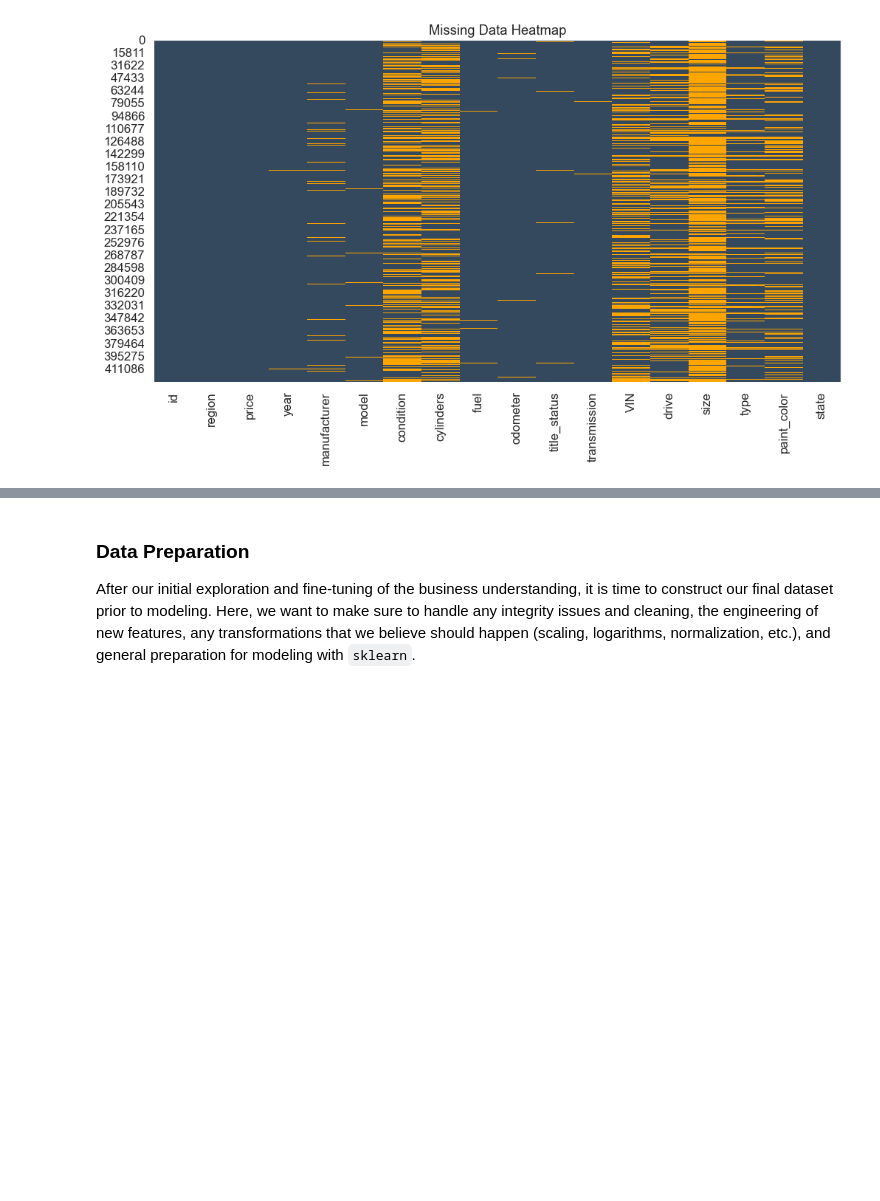
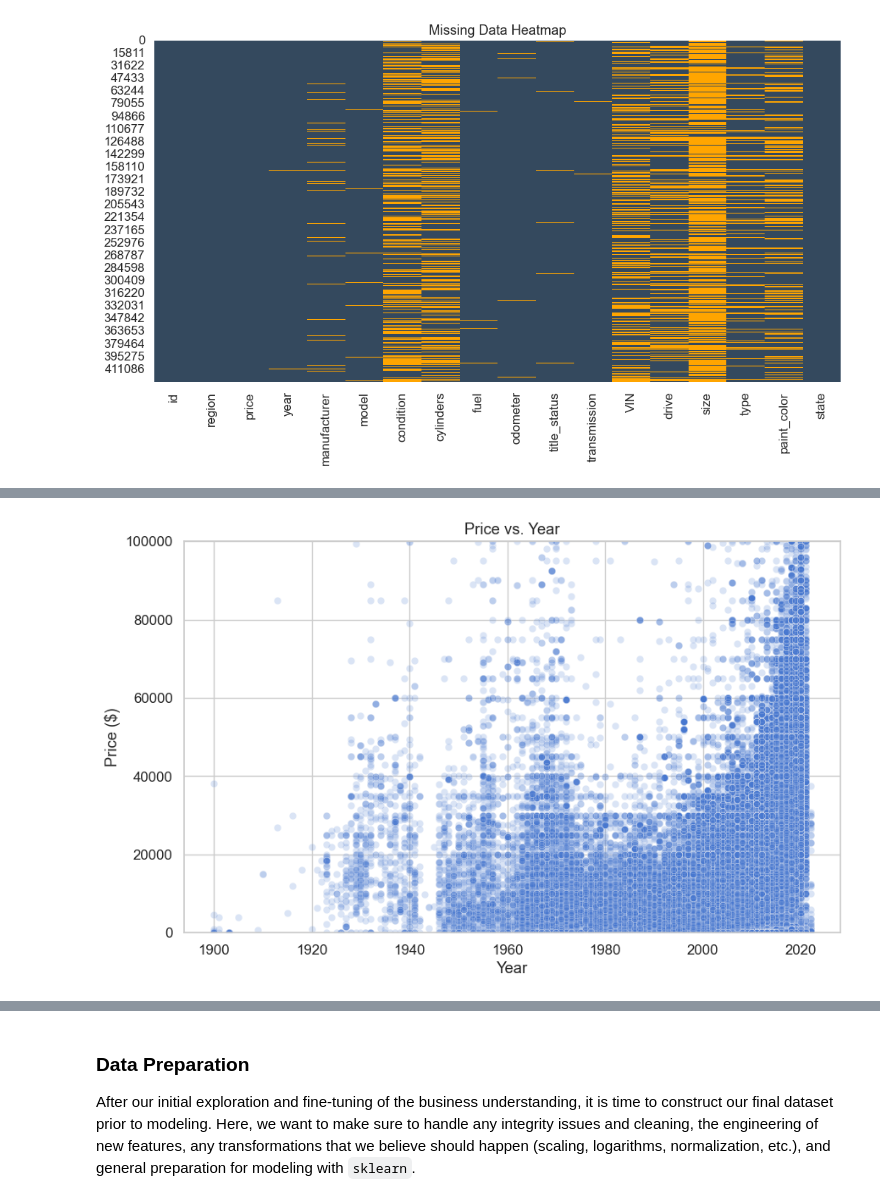
Before and after one commit to RohitKBhatnagar/CarPricing, a Jupyter notebook: prompt_II.ipynb, the cells around one changed output, grey strips where cells are left out. Cells and saved outputs as stored; diff of their text form; code cells hidden in the pictures; blank space fills up the shorter version.

```diff
--- a/prompt_II.ipynb
+++ b/prompt_II.ipynb
@@ -213,0 +286,18 @@ dtype: float64
+# %%
+# Trying Price vs Year (to see how price varies with the age of the car)
+# plt.figure(figsize=(12,6))
+# sns.scatterplot(x='year', y='price', data=df)
+# plt.title("Price vs Year")
+# plt.xlabel("Year")
+# plt.ylabel("Price ($)")
+# plt.show()
+
+plt.figure(figsize=(10,6))
+sns.scatterplot(data=df, x='year', y='price', alpha=0.2)
+plt.ylim(0, 100000)
+plt.title("Price vs. Year")
+plt.xlabel("Year")
+plt.ylabel("Price ($)")
+plt.show()
+# %% [output]
+[figure, added]
```
Also changed, not shown: parts of 8 cells of this notebook.
